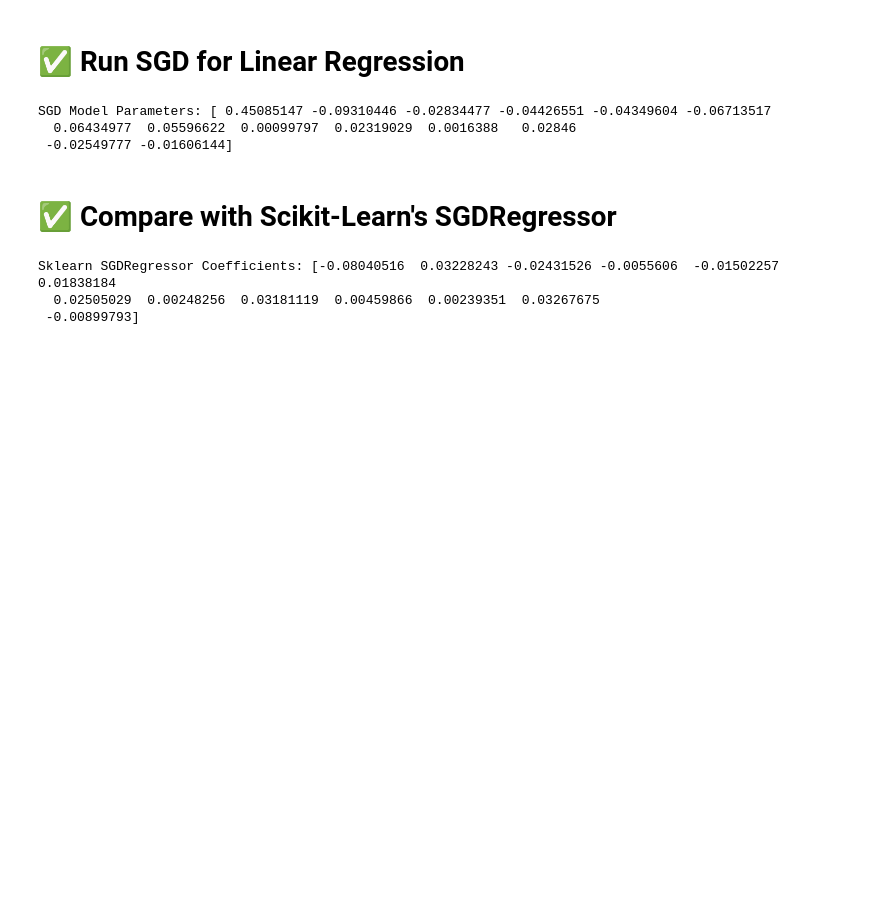
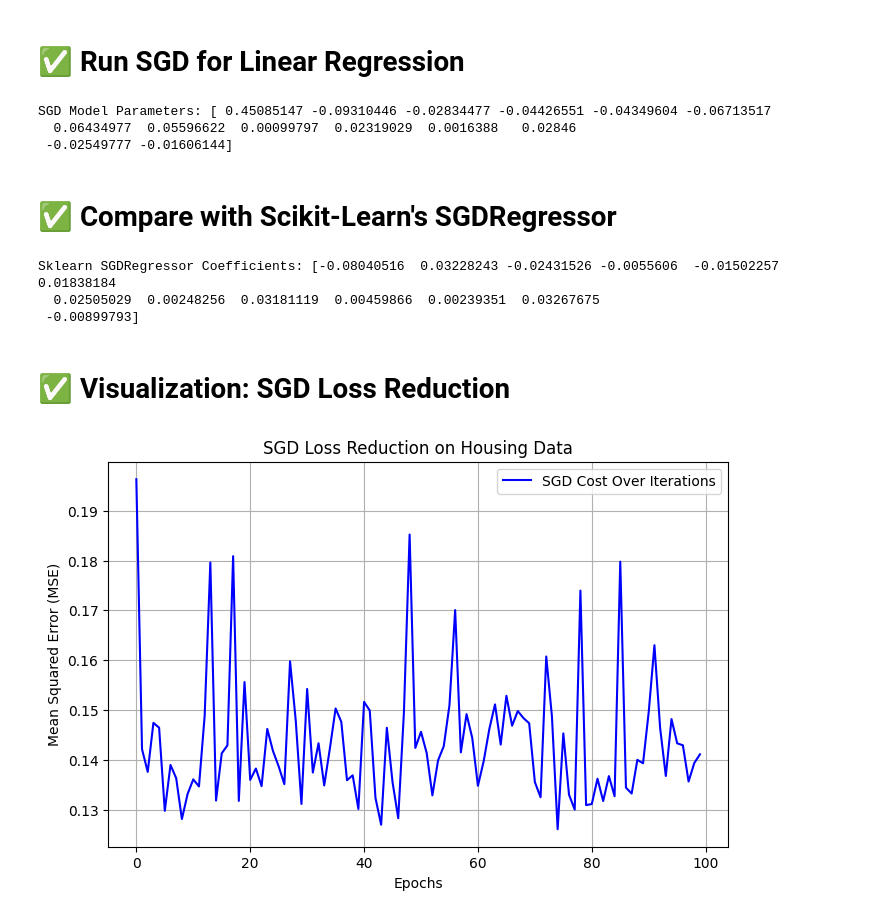
Before and after one commit to Phionanamugga/mnist_SGD, a Jupyter notebook: notebooks/sgd_linear_regression.ipynb, the cells around one changed output. Cells and saved outputs as stored; diff of their text form; code cells hidden in the pictures; blank space fills up the shorter version.

Commit message:
visuals SGD[Delivers#188920447]

```diff
--- a/notebooks/sgd_linear_regression.ipynb
+++ b/notebooks/sgd_linear_regression.ipynb
@@ -98,3 +98,16 @@ print(f"Sklearn SGDRegressor Coefficients: {sgd_reg.coef_}")
 Sklearn SGDRegressor Coefficients: [-0.08040516  0.03228243 -0.02431526 -0.0055606  -0.01502257  0.01838184
   0.02505029  0.00248256  0.03181119  0.00459866  0.00239351  0.03267675
  -0.00899793]
+# %% [markdown]
+# ✅ Visualization: SGD Loss Reduction
+# %%
+plt.figure(figsize=(8,5))
+plt.plot(cost_sgd, label="SGD Cost Over Iterations", color="b")
+plt.xlabel("Epochs")
+plt.ylabel("Mean Squared Error (MSE)")
+plt.title("SGD Loss Reduction on Housing Data")
+plt.legend()
+plt.grid()
+plt.show()
+# %% [output]
+[figure, added]
```
